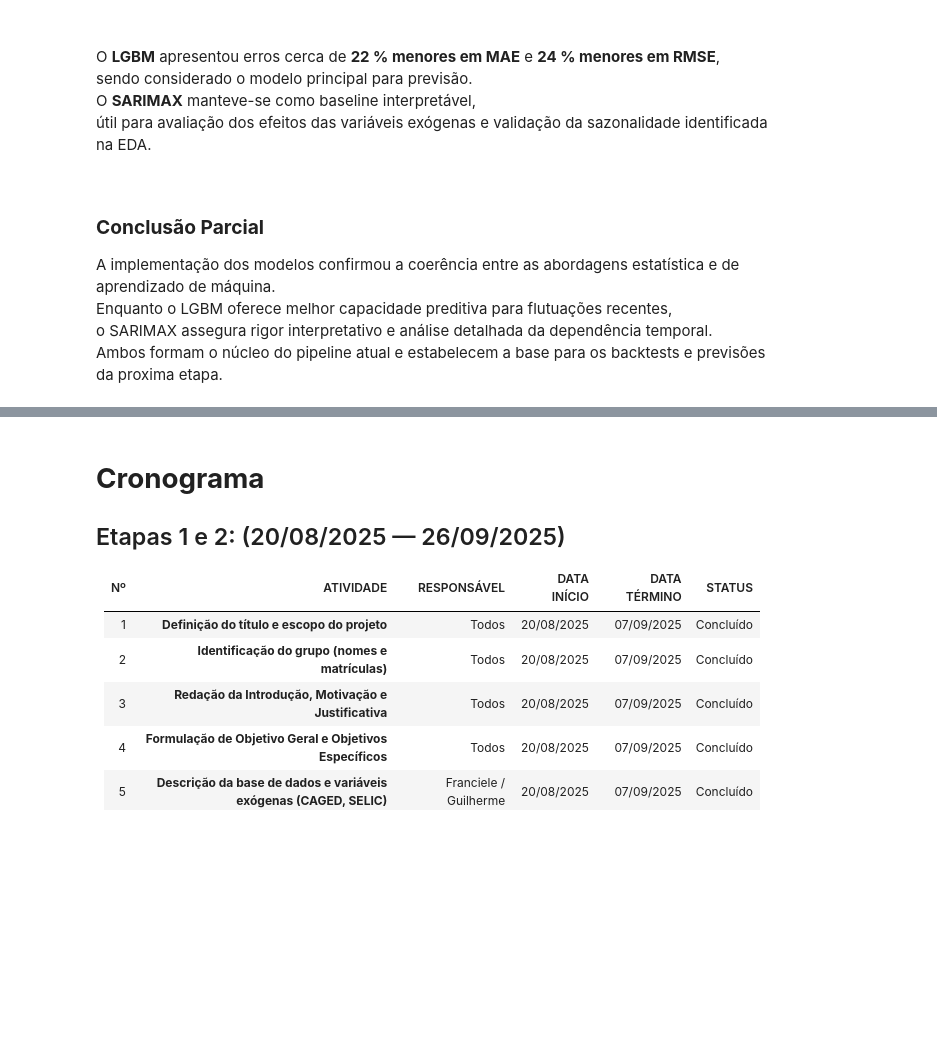
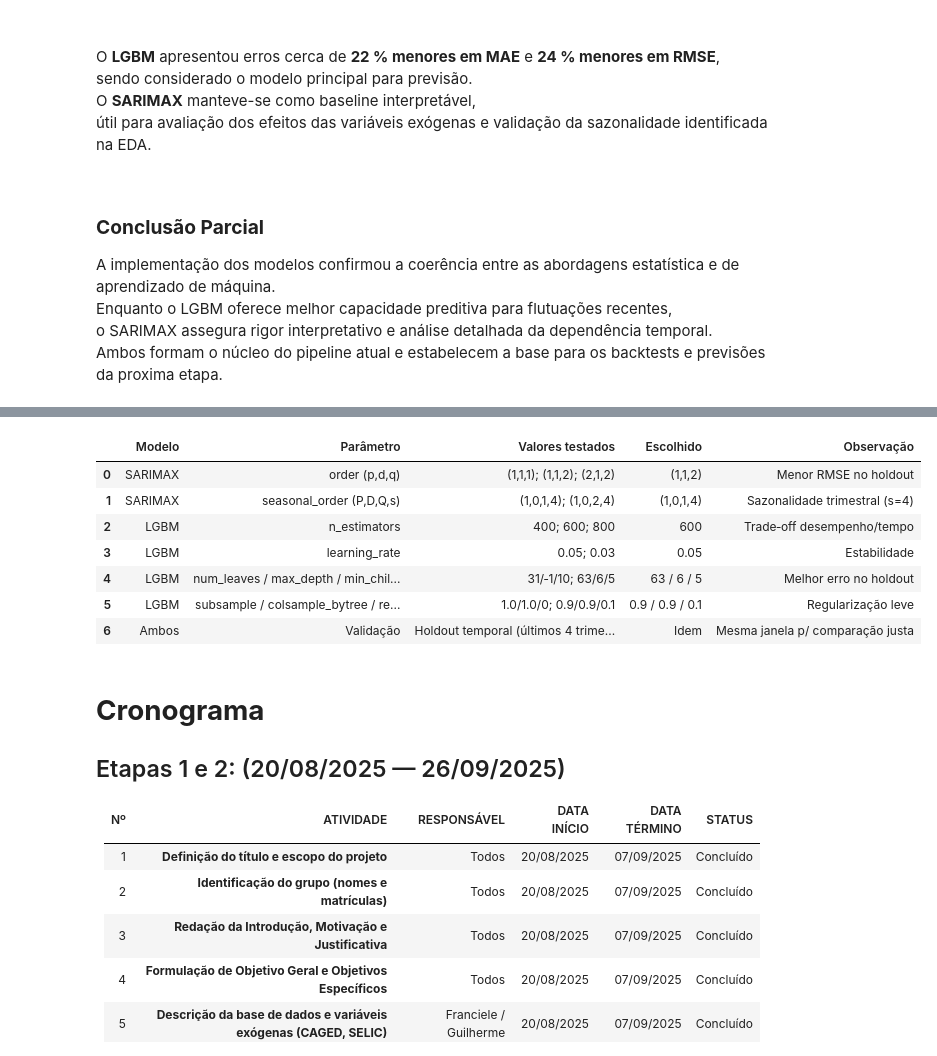
Before and after one commit to fpaterni10/projeto-aplicado-iv-desemprego-br, a Jupyter notebook: notebooks/entrega3/cd_projeto_aplicado_IV_entrega_3.ipynb, the cells around one changed output, grey strips where cells are left out. Saved outputs shown, nothing was run; the diff lists cells and outputs as text; code cells hidden in the pictures; blank space fills up the shorter version.

```diff
--- a/notebooks/entrega3/cd_projeto_aplicado_IV_entrega_3.ipynb
+++ b/notebooks/entrega3/cd_projeto_aplicado_IV_entrega_3.ipynb
@@ -568,3 +531,66 @@ TypeError: got an unexpected keyword argument 'squared'
+# %%
+# === Hiperparâmetros testados e escolhidos ===
+hp = pd.DataFrame([
+    {
+        "Modelo": "SARIMAX",
+        "Parâmetro": "order (p,d,q)",
+        "Valores testados": "(1,1,1); (1,1,2); (2,1,2)",
+        "Escolhido": "(1,1,2)",
+        "Observação": "Menor RMSE no holdout"
+    },
+    {
+        "Modelo": "SARIMAX",
+        "Parâmetro": "seasonal_order (P,D,Q,s)",
+        "Valores testados": "(1,0,1,4); (1,0,2,4)",
+        "Escolhido": "(1,0,1,4)",
+        "Observação": "Sazonalidade trimestral (s=4)"
+    },
+    {
+        "Modelo": "LGBM",
+        "Parâmetro": "n_estimators",
+        "Valores testados": "400; 600; 800",
+        "Escolhido": "600",
+        "Observação": "Trade‑off desempenho/tempo"
+    },
+    {
+        "Modelo": "LGBM",
+        "Parâmetro": "learning_rate",
+        "Valores testados": "0.05; 0.03",
+        "Escolhido": "0.05",
+        "Observação": "Estabilidade"
+    },
+    {
+        "Modelo": "LGBM",
+        "Parâmetro": "num_leaves / max_depth / min_child_samples",
+        "Valores testados": "31/‑1/10; 63/6/5",
+        "Escolhido": "63 / 6 / 5",
+        "Observação": "Melhor erro no holdout"
+    },
+    {
+        "Modelo": "LGBM",
+        "Parâmetro": "subsample / colsample_bytree / reg_lambda",
+        "Valores testados": "1.0/1.0/0; 0.9/0.9/0.1",
+        "Escolhido": "0.9 / 0.9 / 0.1",
+        "Observação": "Regularização leve"
+    },
+    {
+        "Modelo": "Ambos",
+        "Parâmetro": "Validação",
+        "Valores testados": "Holdout temporal (últimos 4 trimestres)",
+        "Escolhido": "Idem",
+        "Observação": "Mesma janela p/ comparação justa"
+    },
+])
+hp
+# %% [output]
+|  | Modelo | Parâmetro | Valores testados | Escolhido | Observação |
+| 0 | SARIMAX | order (p,d,q) | (1,1,1); (1,1,2); (2,1,2) | (1,1,2) | Menor RMSE no holdout |
+| 1 | SARIMAX | seasonal_order (P,D,Q,s) | (1,0,1,4); (1,0,2,4) | (1,0,1,4) | Sazonalidade trimestral (s=4) |
+| 2 | LGBM | n_estimators | 400; 600; 800 | 600 | Trade‑off desempenho/tempo |
+| 3 | LGBM | learning_rate | 0.05; 0.03 | 0.05 | Estabilidade |
+| 4 | LGBM | num_leaves / max_depth / min_chil... | 31/‑1/10; 63/6/5 | 63 / 6 / 5 | Melhor erro no holdout |
+| 5 | LGBM | subsample / colsample_bytree / re... | 1.0/1.0/0; 0.9/0.9/0.1 | 0.9 / 0.9 / 0.1 | Regularização leve |
+| 6 | Ambos | Validação | Holdout temporal (últimos 4 trime... | Idem | Mesma janela p/ comparação justa |
 # %% [markdown]
 # **Cronograma**
 
```
Also changed, not shown: parts of 8 cells of this notebook.
